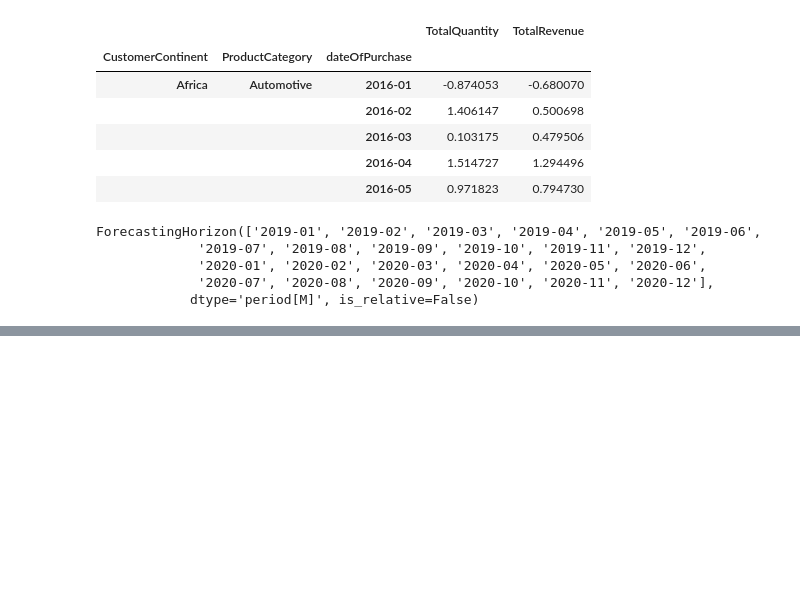
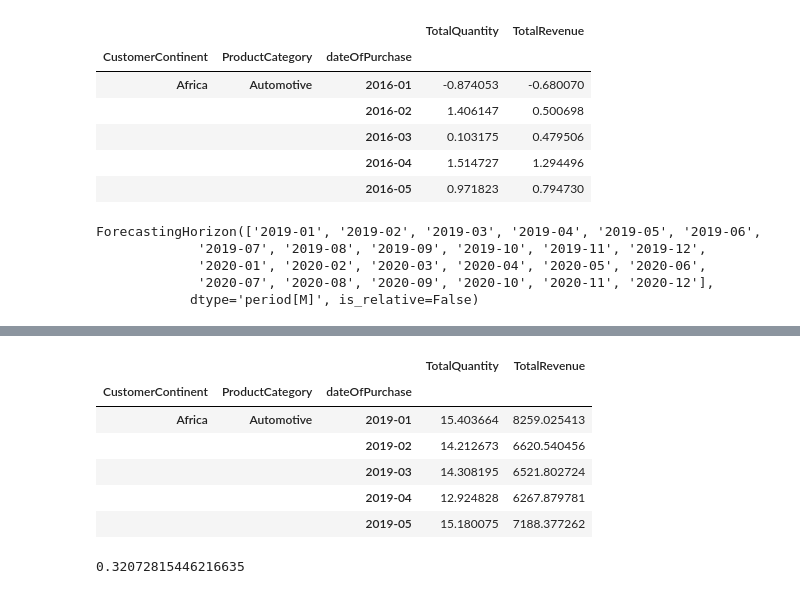
Before and after one commit to josephine-amponsah/hierarchical-forecasting, a Jupyter notebook: notebook/multivar_exo_HTS.ipynb, the cells around one changed output, grey strips where cells are left out. Drawn from its saved outputs; the diff is of its cells as text; code cells hidden in the pictures; blank space fills up the shorter version.

```diff
--- a/notebook/multivar_exo_HTS.ipynb
+++ b/notebook/multivar_exo_HTS.ipynb
@@ -148,0 +163,17 @@ exo_model_one = forecaster.fit(y = scaled_y, X = scaled_X, fh =fh)
+# %%
+#model evaluation
+predicted_index = predict_exo_one.index
+predicted_columns = predict_exo_one.columns
+
+inversed_prediction = scaler.inverse_transform(predict_exo_one)
+inversed_prediction
+predicted_data = pd.DataFrame(inversed_prediction, index = predicted_index, columns = predicted_columns)
+predicted_data.head()
+# %% [output]
+|  |  |  | TotalQuantity | TotalRevenue |
+| CustomerContinent | ProductCategory | dateOfPurchase |  |  |
+| Africa | Automotive | 2019-01 | 15.403664 | 8259.025413 |
+|  |  | 2019-02 | 14.212673 | 6620.540456 |
+|  |  | 2019-03 | 14.308195 | 6521.802724 |
+|  |  | 2019-04 | 12.924828 | 6267.879781 |
+|  |  | 2019-05 | 15.180075 | 7188.377262 |
@@ -148,0 +182,5 @@ exo_model_one = forecaster.fit(y = scaled_y, X = scaled_X, fh =fh)
+# %%
+score_exo_one = r2_score(y_validate, predicted_data)
+score_exo_one
+# %% [output]
+0.32072815446216635
```
Also changed, not shown: parts of 18 cells of this notebook.
